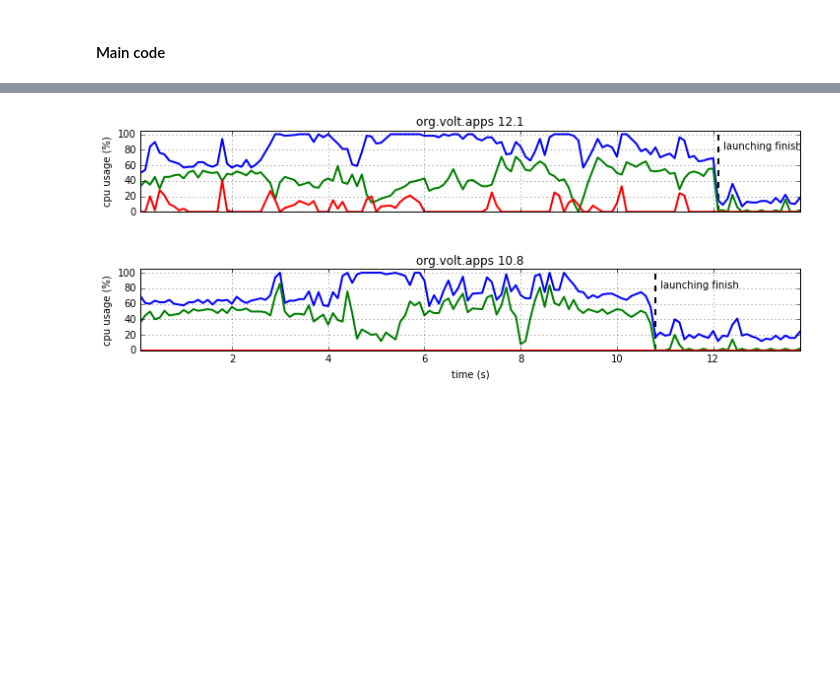
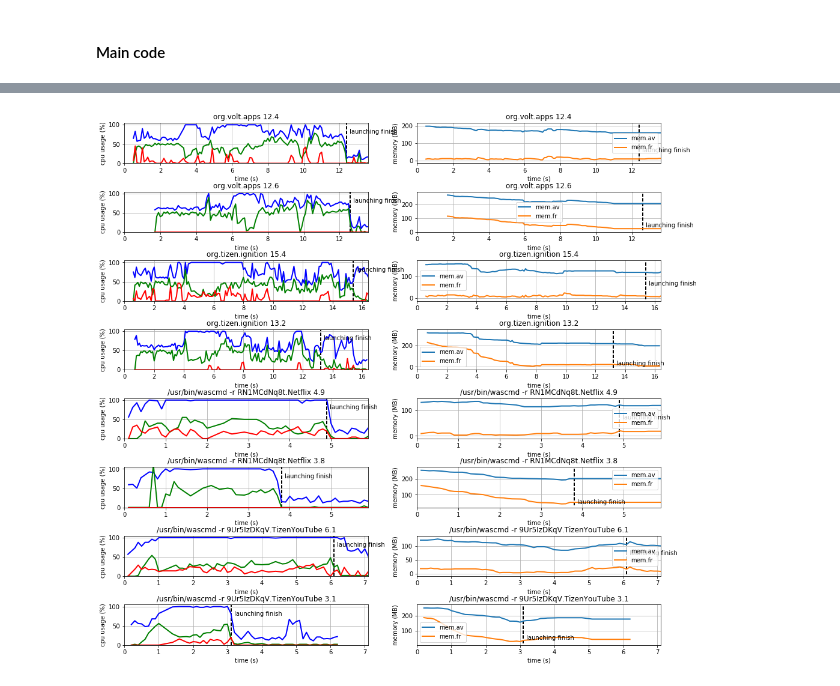
Before and after one commit to rambar/PreReclaim, a Jupyter notebook: python/chart_render.ipynb, the cells around one changed output, grey strips where cells are left out. Saved outputs shown, nothing was run; the diff lists cells and outputs as text; code cells hidden in the pictures; blank space fills up the shorter version.

```diff
--- a/python/chart_render.ipynb
+++ b/python/chart_render.ipynb
@@ -20,11 +20,11 @@ def read_from_file(filename) :
     for line in lines:
         #if(line.isspace()): continue
 
-        if(('AUL Launching' in line or 'Fork Launching' in line) and 'tv-viewer' not in line):
+        if(('AUL Launching' in line or 'Fork Launching' in line) and 'tv-viewer' not in line and 'killall' not in line):
             capture = True
             appname = line.split('\"')[1]
 
-        if(capture == True and ('app_id' in line or 'launch app' in line or 'spend time for' in line)) :
+        if(capture == True and ('app_id' in line or 'launch app' in line or 'spend time for' in line or 'not found' in line)) :
             continue
 
         if(capture == True and 'stablised' in line):
@@ -39,7 +39,7 @@ def read_from_file(filename) :
     f.close()
     return contents
 # %%
-def draw_single_chart(content, ax):
+def draw_cpu_chart(content, ax, xmax):
     frame = pd.read_csv(StringIO(content['log']), sep='\s+', skiprows=[0, 1])
     title = content['appname'] + ' ' + str(content['sec'])
     ax = frame[['tot.cpu', 'usr.cpu', 'kswapd']].plot(ax=ax,
@@ -47,7 +47,9 @@ def draw_single_chart(content, ax):
                                                       title=title,
                                                       linewidth=2,
                                                       ylim=(0, 105),
+                                                      xlim=(0, xmax),
                                                       grid=True,
+                                                      color=['b','g','r'],
                                                       legend=False)
     ax.annotate("launching finish",
                 (content['sec'], 100),
@@ -74,13 +99,30 @@ def launching_time(filename):
+# %%
+def compare_all(filename1, filename2):
+    contents1 = read_from_file(filename1)
+    contents2 = read_from_file(filename2)
+
+    number_of_chart = len(contents1) + len(contents2)
+
+    fig, axes = plt.subplots(number_of_chart, 2, figsize=(16, number_of_chart * 2))
+    fig.subplots_adjust(hspace=0.7)
+
+    for i, (content1, content2) in enumerate(zip(contents1, contents2)):
+        xmax = max(content1['sec'], content2['sec']) + 1.0
+        draw_cpu_chart(content1, axes[2*i][0], xmax)
+        draw_mem_chart(content1, axes[2*i][1], xmax)
+        draw_cpu_chart(content2, axes[2*i+1][0], xmax)
+        draw_mem_chart(content2, axes[2*i+1][1], xmax)
 # %%
-def compare_all(filename1, filename2):
+def compare(filename1, filename2, select):
     contents1 = read_from_file(filename1)
     contents2 = read_from_file(filename2)
 
-    number_of_chart = len(contents1) + len(contents2)
-
-    fig, axes = plt.subplots(number_of_chart, 1, figsize=(12, number_of_chart * 2))
+    number_of_chart = 2
+    fig, axes = plt.subplots(number_of_chart, 1, figsize=(12, number_of_chart * 2), sharex=True)
     fig.subplots_adjust(hspace=0.7)
 
     for i, (content1, content2) in enumerate(zip(contents1, contents2)):
-        draw_single_chart(content1, axes[2*i])
-        draw_single_chart(content2, axes[2*i+1])
+        if(select != None and select == i):
+            xmax = max(content1['sec'], content2['sec']) + 1.0
+            draw_single_chart(content1, axes[0], xmax)
+            draw_single_chart(content2, axes[1], xmax)
@@ -106,6 +242,6 @@ launching_time("log/test12.txt")
 # %%
-#show("log/test11.txt")
-#compare_all("log/test11.txt", "log/test13.txt")
-compare("log/test11.txt", "log/test13.txt", 1)
+#show("../pr_disabled_20170523_172240.txt")
+compare_all("../pr_disabled_20170523_182259.txt", "../pr_enabled_20170523_183121.txt")
+#compare("../pr_enabled_20170523_161429.txt", "../pr_enabled_20170523_164541.txt", 5)
 # %% [output]
-[figure, old version]
+[figure, new version]
```
Also changed, not shown: parts of 12 cells of this notebook, 2 other files.
